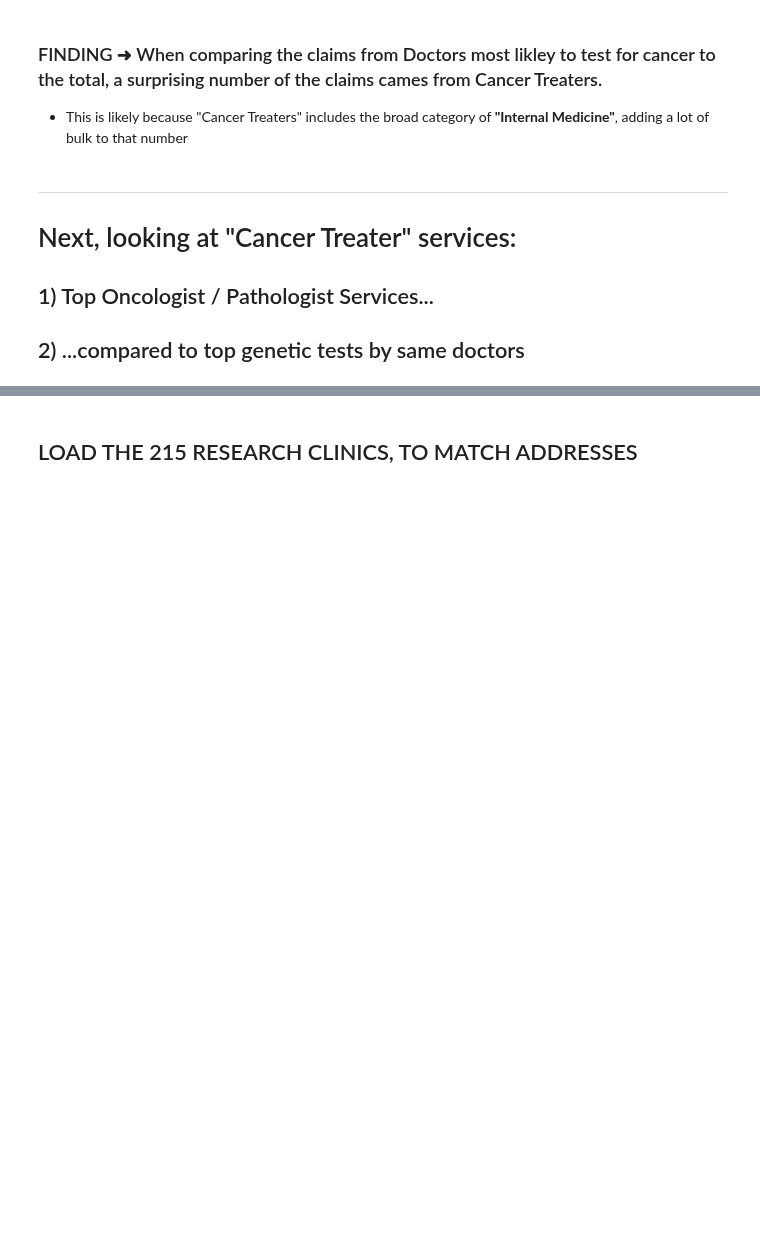
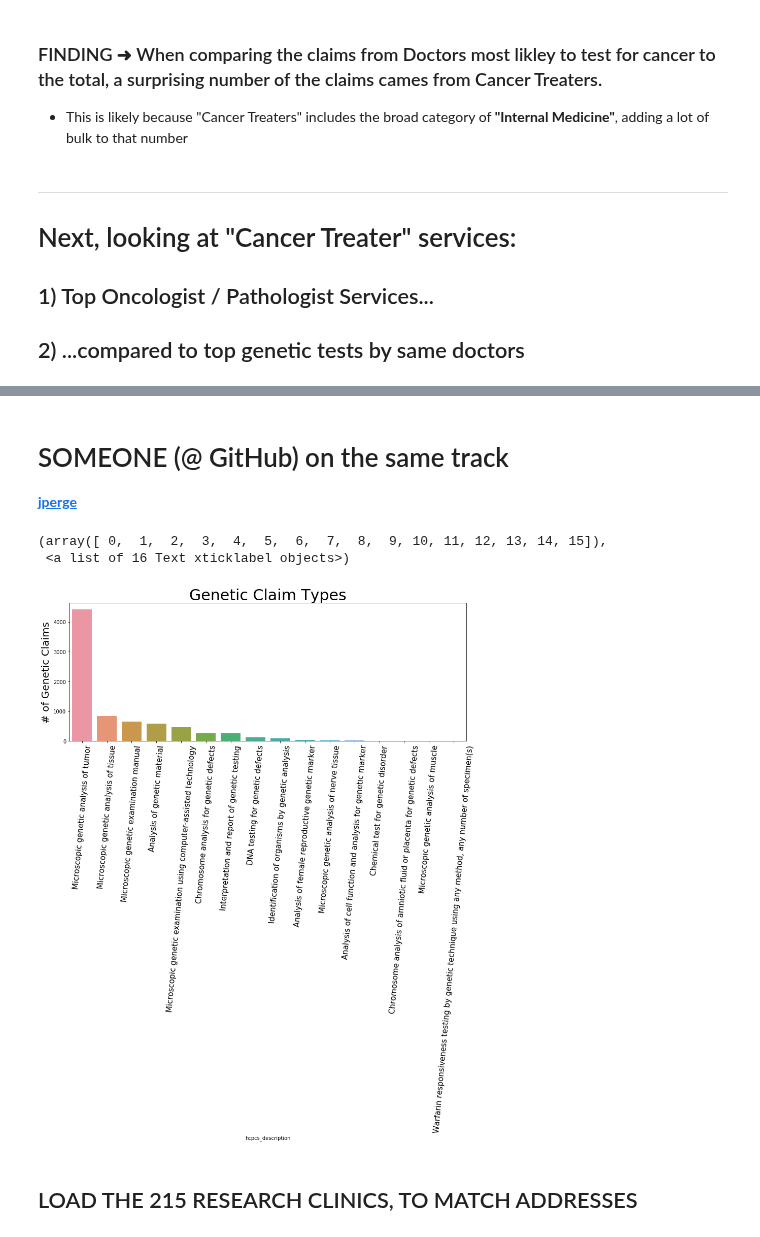
Before and after one commit to xthomas/dataviz, a Jupyter notebook: hcp-data/OncPath.ipynb, the cells around one changed output, grey strips where cells are left out. Saved outputs shown, nothing was run; the diff lists cells and outputs as text; code cells hidden in the pictures; blank space fills up the shorter version.

```diff
--- a/hcp-data/OncPath.ipynb
+++ b/hcp-data/OncPath.ipynb
@@ -16,7 +16,7 @@ year15 = 'Medicare_Provider_Util_Payment_PUF_CY2015.txt'
 
 cancer_doctor_types = 'cancer_doctor_types.csv'
 
-fields_lowercase = ['npi','nppes_provider_street1','nppes_provider_street2','provider_type','hcpcs_code','hcpcs_description','line_srvc_cnt']
+fields_lowercase = ['npi','nppes_provider_street1','nppes_provider_street2','provider_type','hcpcs_code','hcpcs_description','line_srvc_cnt','bene_day_srvc_cnt']
 # %% [markdown]
 # Medicare Provider Utilization and Payment Data: Physician and Other Supplier PUF CY2015
 
@@ -148,4 +149,4 @@ Text(0.5,1,'Total Claims vs. Cancer Treater Claims')
 ## 1) Top Oncologist / Pathologist Services...
 ## 2) ...compared to top genetic tests by same doctors
 # %%
-# genetic12 = df12[df12['HCPCS_DESCRIPTION'].str.contains("genetic", na=False)]
+genetic15 = df15[df15['hcpcs_description'].str.contains("genetic", na=False)]
@@ -151,0 +232,4 @@ Text(0.5,1,'Total Claims vs. Cancer Treater Claims')
+# %%
+genetic_tests15 = genetic15.groupby(['hcpcs_description','hcpcs_code']).size().reset_index(name='count')
+genetic_tests15.sort_values(by='count', ascending=False,inplace=True)
+genetic_tests15
@@ -152,3 +254,23 @@ Text(0.5,1,'Total Claims vs. Cancer Treater Claims')
+# %% [markdown]
+# SOMEONE (@ GitHub) on the same track
+**[jperge](https://github.com/jperge/CMS_procedures_per_provider/blob/master/CPT_to_CCS_conversion.csv)**
+# %%
+# Plot the Genetic Claim Types
+width=14
+height=5
+figure(figsize=(width,height))
+
+p = sns.barplot(x=genetic_tests15["hcpcs_description"], y  = genetic_tests15["count"])
+
+plt.ticklabel_format(style='plain', axis='y')
+plt.xticks(fontsize=15)
+plt.ylabel('# of Genetic Claims',fontsize=20)
+plt.title('Genetic Claim Types',fontsize=30)
+plt.xticks(rotation= 85,fontsize=15)
+# %% [output]
+(array([ 0,  1,  2,  3,  4,  5,  6,  7,  8,  9, 10, 11, 12, 13, 14, 15]),
+ <a list of 16 Text xticklabel objects>)
+[figure, added]
 # %%
 df15.head(10)
 # %%
```
Also changed, not shown: parts of 9 cells of this notebook.
